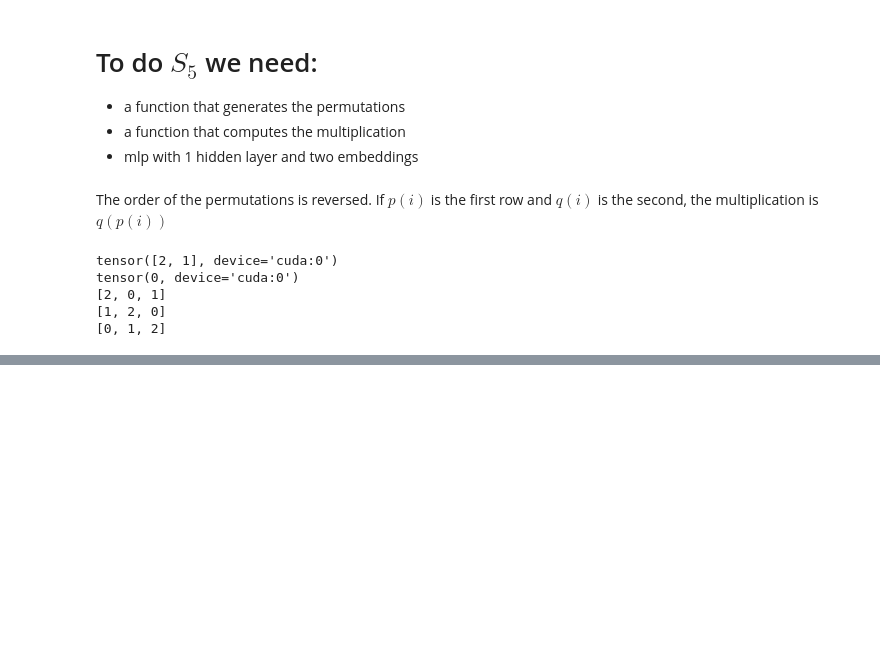
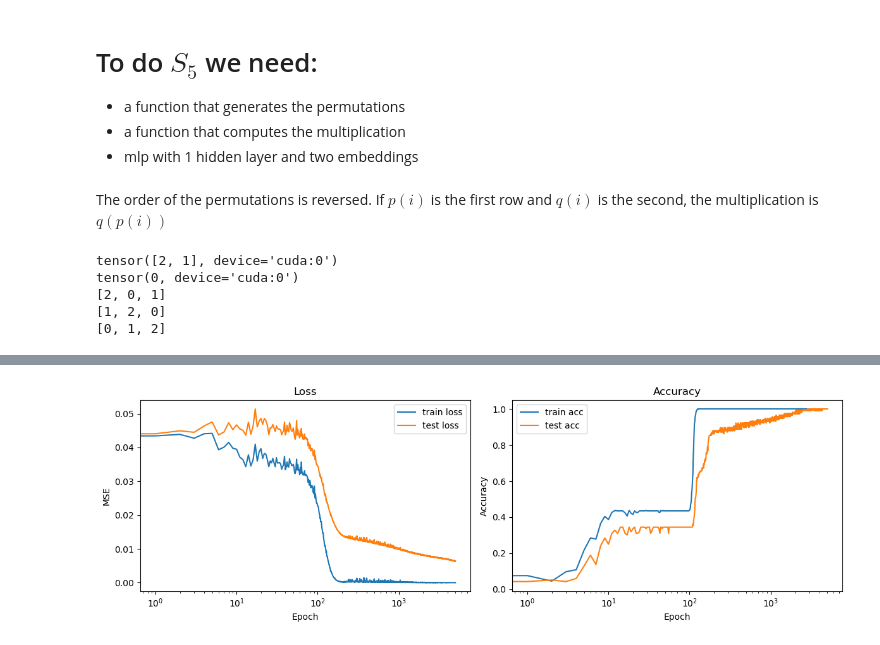
Before and after one commit to IustinS2/Grokking, a Jupyter notebook: local_arith_demo.ipynb, the cells around one changed output, grey strips where cells are left out. Cells and saved outputs as stored; diff of their text form; code cells hidden in the pictures; blank space fills up the shorter version.

```diff
--- a/local_arith_demo.ipynb
+++ b/local_arith_demo.ipynb
@@ -507,0 +522,5 @@ plt.show()
+# %%
+grp=symmgr(4, device=device)
+print(grp.idx_to_perm(5))
+print(grp.idx_to_perm(grp.compose(5,5)))
+print(grp.idx_to_perm(grp.square_times(5,grp.identity)))
@@ -507,0 +733,29 @@ plt.show()
+# %%
+epochs_cpu3 = torch.arange(len(train_losses3)).cpu()
+train_losses_cpu3 = train_losses3.detach().cpu()
+test_losses_cpu3 = test_losses3.detach().cpu()
+train_accs_cpu3 = train_accs3.detach().cpu()
+test_accs_cpu3 = test_accs3.detach().cpu()
+
+fig, axes = plt.subplots(1, 2, figsize=(12, 4))
+
+axes[0].set_xscale('log')
+axes[0].plot(epochs_cpu3, train_losses_cpu3, label="train loss")
+axes[0].plot(epochs_cpu3, test_losses_cpu3, label="test loss")
+axes[0].set_title("Loss")
+axes[0].set_xlabel("Epoch")
+axes[0].set_ylabel("MSE")
+axes[0].legend()
+
+axes[1].set_xscale('log')
+axes[1].plot(epochs_cpu3, train_accs_cpu3, label="train acc")
+axes[1].plot(epochs_cpu3, test_accs_cpu3, label="test acc")
+axes[1].set_title("Accuracy")
+axes[1].set_xlabel("Epoch")
+axes[1].set_ylabel("Accuracy")
+axes[1].legend()
+
+plt.tight_layout()
+plt.show()
+# %% [output]
+[figure, added]
```
Also changed, not shown: parts of 15 cells of this notebook.
